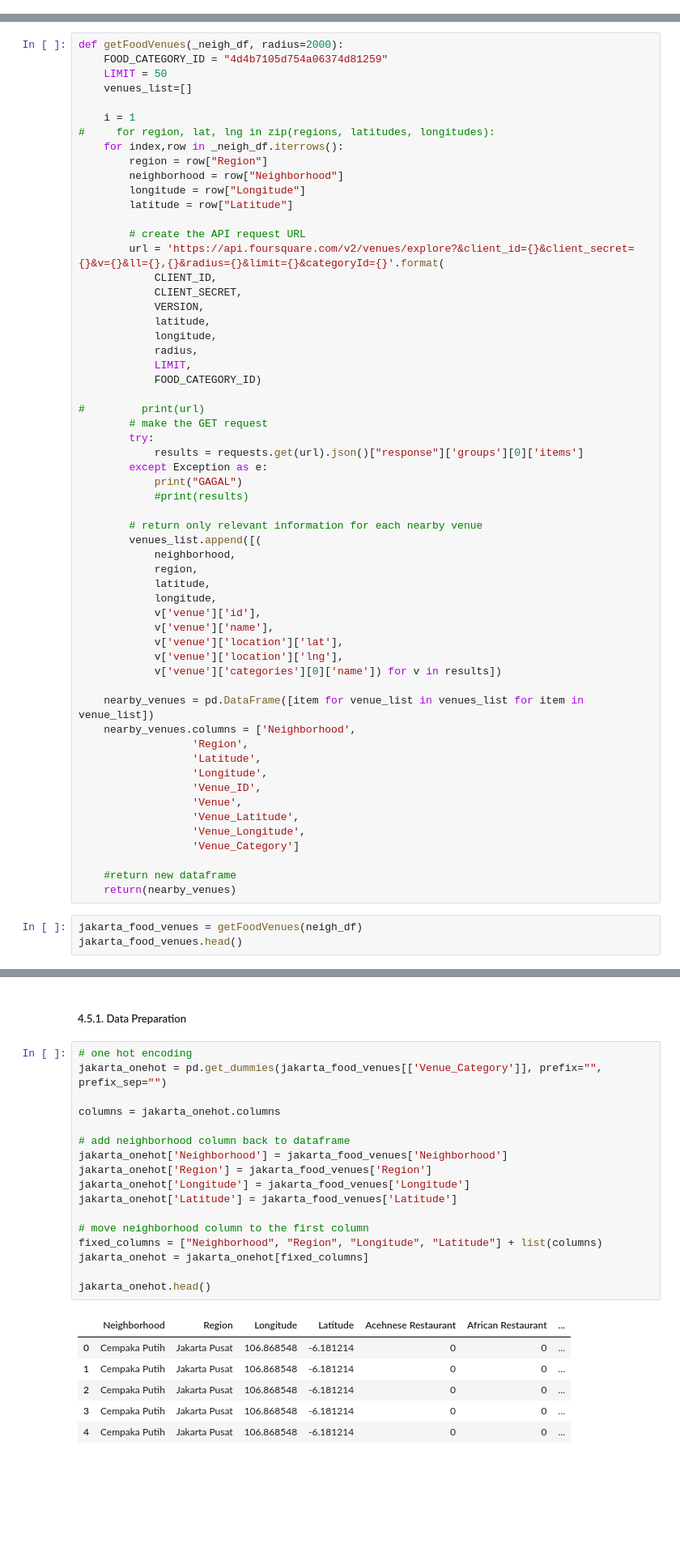
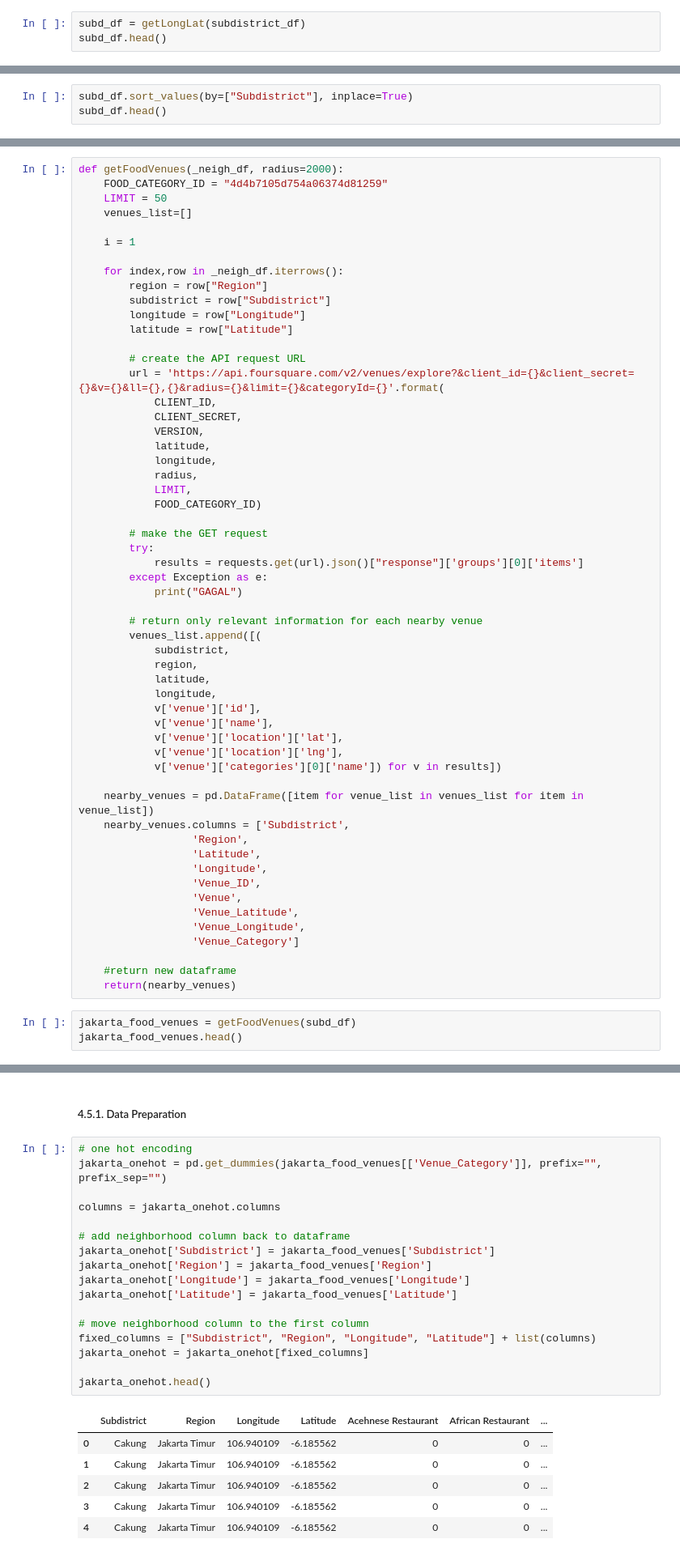
Before and after one commit to vickyysiahaan/FnB_Business_Opportunity_Seeker, a Jupyter notebook: FnB Business Seeker.ipynb, the cells around one changed output, grey strips where cells are left out. Shown at 81% size. Cells and saved outputs as stored; diff of their text form; blank space fills up the shorter version.

```diff
--- a/FnB Business Seeker.ipynb
+++ b/FnB Business Seeker.ipynb
@@ -177,0 +170,3 @@ neigh_df.head()
+# %%
+subd_df = getLongLat(subdistrict_df)
+subd_df.head()
@@ -177,0 +182,3 @@ neigh_df.head()
+# %%
+subd_df.sort_values(by=["Subdistrict"], inplace=True)
+subd_df.head()
@@ -200,10 +214,10 @@ def getFoodVenues(_neigh_df, radius=2000):
     venues_list=[]
 
     i = 1
-#     for region, lat, lng in zip(regions, latitudes, longitudes):
+
     for index,row in _neigh_df.iterrows():
         region = row["Region"]
-        neighborhood = row["Neighborhood"]
+        subdistrict = row["Subdistrict"]
         longitude = row["Longitude"]
         latitude = row["Latitude"]
 
@@ -218,17 +232,15 @@ def getFoodVenues(_neigh_df, radius=2000):
             LIMIT,
             FOOD_CATEGORY_ID)
 
-#         print(url)
         # make the GET request
         try:
             results = requests.get(url).json()["response"]['groups'][0]['items']
         except Exception as e:
             print("GAGAL")
-            #print(results)
 
         # return only relevant information for each nearby venue
         venues_list.append([(
-            neighborhood,
+            subdistrict,
             region,
             latitude,
             longitude,
@@ -239,7 +251,7 @@ def getFoodVenues(_neigh_df, radius=2000):
             v['venue']['categories'][0]['name']) for v in results])
 
     nearby_venues = pd.DataFrame([item for venue_list in venues_list for item in venue_list])
-    nearby_venues.columns = ['Neighborhood',
+    nearby_venues.columns = ['Subdistrict',
                   'Region',
                   'Latitude',
                   'Longitude',
@@ -252,6 +264,6 @@ def getFoodVenues(_neigh_df, radius=2000):
     #return new dataframe
     return(nearby_venues)
 # %%
-jakarta_food_venues = getFoodVenues(neigh_df)
+jakarta_food_venues = getFoodVenues(subd_df)
 jakarta_food_venues.head()
 # %% [output]
@@ -318,25 +330,25 @@ plt.yticks(fontsize=16)
 # %%
 # one hot encoding
 jakarta_onehot = pd.get_dummies(jakarta_food_venues[['Venue_Category']], prefix="", prefix_sep="")
 
 columns = jakarta_onehot.columns
 
 # add neighborhood column back to dataframe
-jakarta_onehot['Neighborhood'] = jakarta_food_venues['Neighborhood']
+jakarta_onehot['Subdistrict'] = jakarta_food_venues['Subdistrict']
 jakarta_onehot['Region'] = jakarta_food_venues['Region']
 jakarta_onehot['Longitude'] = jakarta_food_venues['Longitude']
 jakarta_onehot['Latitude'] = jakarta_food_venues['Latitude']
 
 # move neighborhood column to the first column
-fixed_columns = ["Neighborhood", "Region", "Longitude", "Latitude"] + list(columns)
+fixed_columns = ["Subdistrict", "Region", "Longitude", "Latitude"] + list(columns)
 jakarta_onehot = jakarta_onehot[fixed_columns]
 
 jakarta_onehot.head()
 # %% [output]
-|  | Neighborhood | Region | Longitude | Latitude | Acehnese Restaurant | African Restaurant | ... |
-| 0 | Cempaka Putih | Jakarta Pusat | 106.868548 | -6.181214 | 0 | 0 | ... |
-| 1 | Cempaka Putih | Jakarta Pusat | 106.868548 | -6.181214 | 0 | 0 | ... |
-| 2 | Cempaka Putih | Jakarta Pusat | 106.868548 | -6.181214 | 0 | 0 | ... |
-| 3 | Cempaka Putih | Jakarta Pusat | 106.868548 | -6.181214 | 0 | 0 | ... |
-| 4 | Cempaka Putih | Jakarta Pusat | 106.868548 | -6.181214 | 0 | 0 | ... |
+|  | Subdistrict | Region | Longitude | Latitude | Acehnese Restaurant | African Restaurant | ... |
+| 0 | Cakung | Jakarta Timur | 106.940109 | -6.185562 | 0 | 0 | ... |
+| 1 | Cakung | Jakarta Timur | 106.940109 | -6.185562 | 0 | 0 | ... |
+| 2 | Cakung | Jakarta Timur | 106.940109 | -6.185562 | 0 | 0 | ... |
+| 3 | Cakung | Jakarta Timur | 106.940109 | -6.185562 | 0 | 0 | ... |
+| 4 | Cakung | Jakarta Timur | 106.940109 | -6.185562 | 0 | 0 | ... |
 5 rows × 82 columns
```
Also changed, not shown: parts of 38 cells of this notebook.
